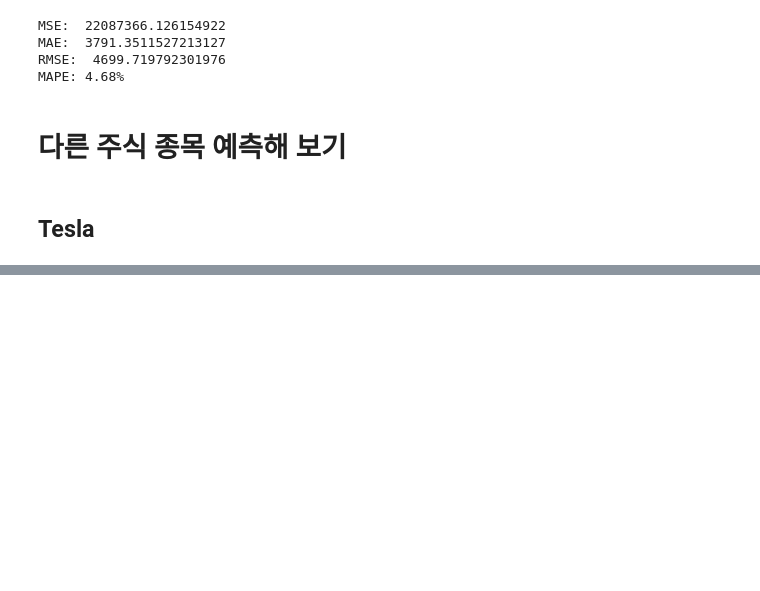
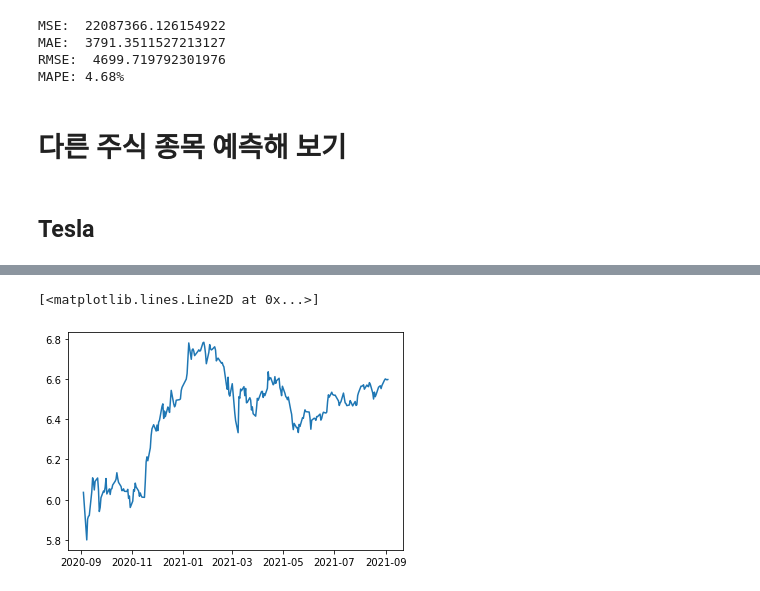
Before and after one commit to dlgur1994/Aiffel, a Jupyter notebook: Exploration/[E-14]PredictingStocks.ipynb, the cells around one changed output, grey strips where cells are left out. Cells and saved outputs as stored; diff of their text form; code cells hidden in the pictures; blank space fills up the shorter version.

```diff
--- a/Exploration/[E-14]PredictingStocks.ipynb
+++ b/Exploration/[E-14]PredictingStocks.ipynb
@@ -419,0 +450,7 @@ ts2.head()
+# %%
+# 로그 변환 시도
+ts_log2 = np.log(ts2)
+plt.plot(ts_log2)
+# %% [output]
+[<matplotlib.lines.Line2D at 0x...>]
+[figure, added]
```
Also changed, not shown: parts of 52 cells of this notebook.
